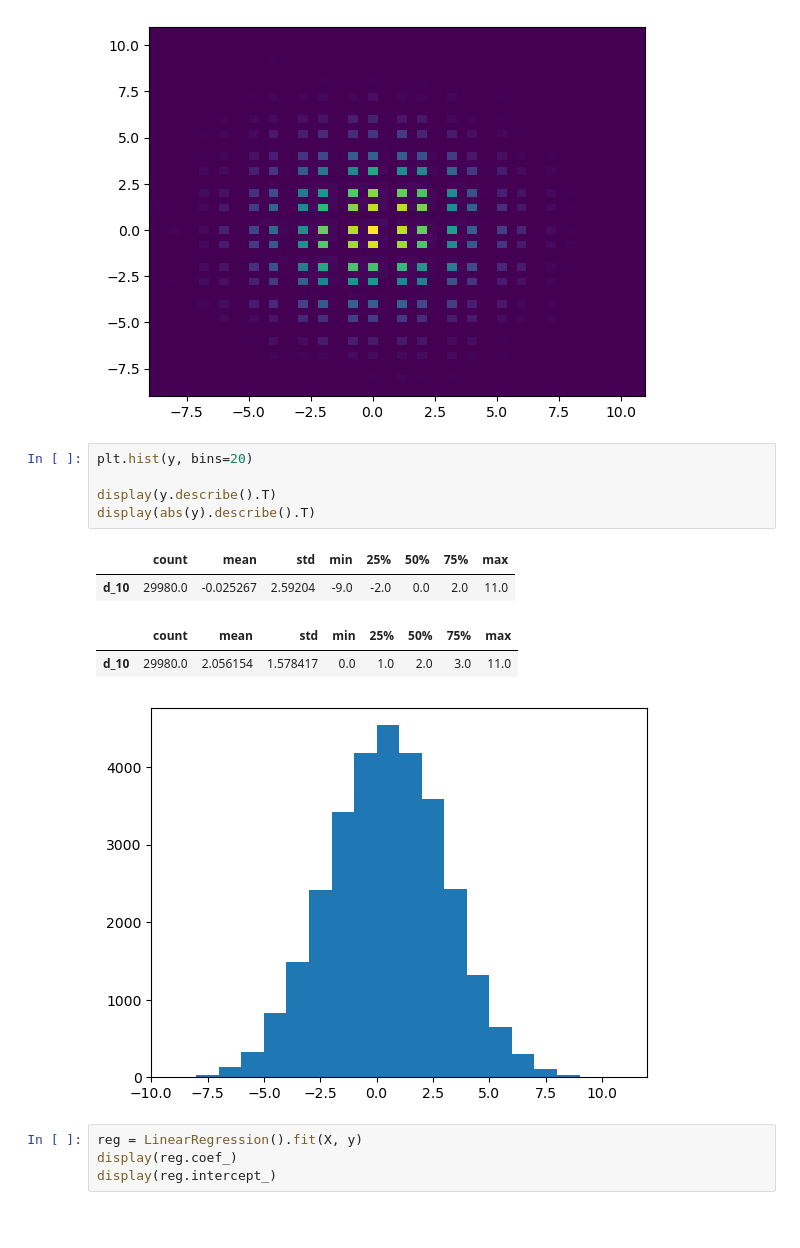
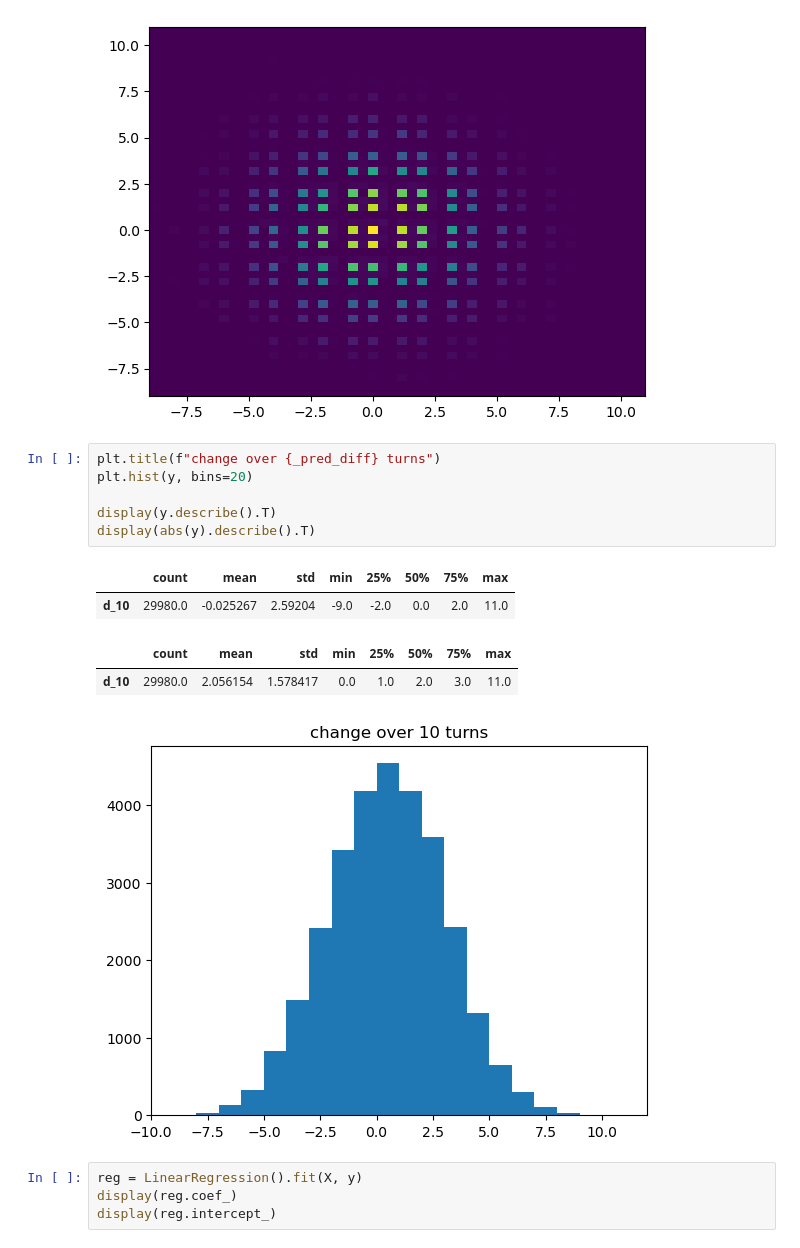
Before and after one commit to rzhan11/IMCTradingComp23, a Jupyter notebook: nbs/round2-csv-exploration.ipynb, the cells around one changed output. Saved outputs shown, nothing was run; the diff lists cells and outputs as text; blank space fills up the shorter version.

```diff
--- a/nbs/round2-csv-exploration.ipynb
+++ b/nbs/round2-csv-exploration.ipynb
@@ -310,16 +309,17 @@ plt.hist2d(X[col], y[y.columns[0]], bins=50)
  <matplotlib.collections.QuadMesh at 0x...>)
 [figure]
 # %%
+plt.title(f"change over {_pred_diff} turns")
 plt.hist(y, bins=20)
 
 display(y.describe().T)
 display(abs(y).describe().T)
 # %% [output]
 |  | count | mean | std | min | 25% | 50% | 75% | max |
 | d_10 | 29980.0 | -0.025267 | 2.59204 | -9.0 | -2.0 | 0.0 | 2.0 | 11.0 |
 |  | count | mean | std | min | 25% | 50% | 75% | max |
 | d_10 | 29980.0 | 2.056154 | 1.578417 | 0.0 | 1.0 | 2.0 | 3.0 | 11.0 |
-[figure, old version]
+[figure, new version]
 # %%
 reg = LinearRegression().fit(X, y)
 display(reg.coef_)
```
Also changed, not shown: parts of 16 cells of this notebook, 3 other files.
